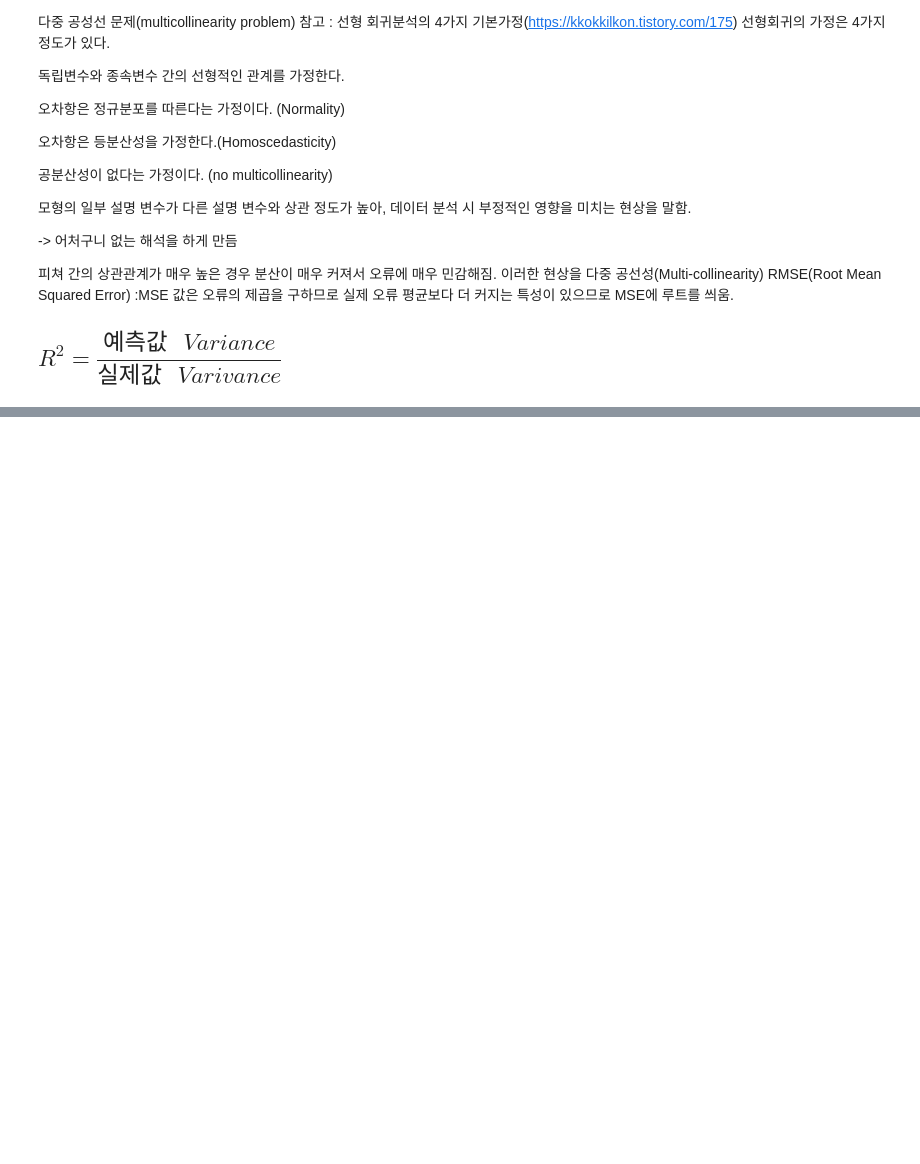
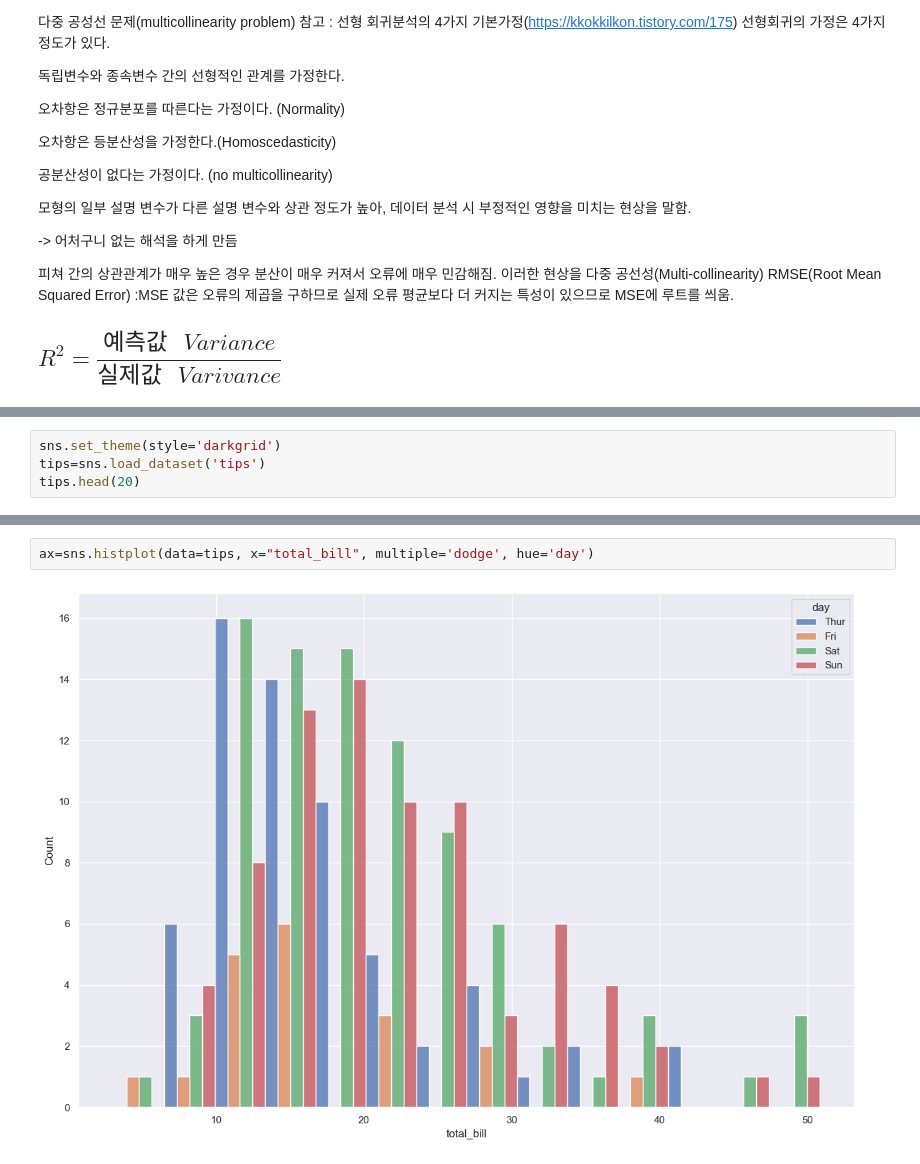
Before and after one commit to the9world/My_Study, a Jupyter notebook: Python_study/23년05월/230509/c_regression.ipynb, the cells around one changed output, grey strips where cells are left out. Cells and saved outputs as stored; diff of their text form; blank space fills up the shorter version.

```diff
--- a/Python_study/23년05월/230509/c_regression.ipynb
+++ b/Python_study/23년05월/230509/c_regression.ipynb
@@ -438,0 +699,4 @@ RMSE(Root Mean Squared Error) :MSE 값은 오류의 제곱을 구하므로 실
+# %%
+sns.set_theme(style='darkgrid')
+tips=sns.load_dataset('tips')
+tips.head(20)
@@ -438,0 +721,4 @@ RMSE(Root Mean Squared Error) :MSE 값은 오류의 제곱을 구하므로 실
+# %%
+ax=sns.histplot(data=tips, x="total_bill", multiple='dodge', hue='day')
+# %% [output]
+[figure, added]
```
Also changed, not shown: parts of 19 cells of this notebook, 4 other files.
